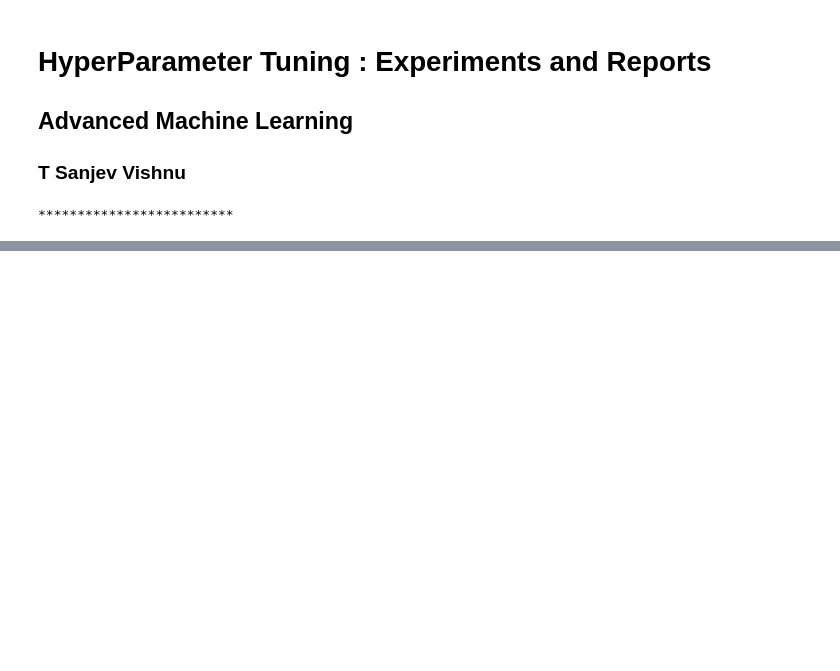
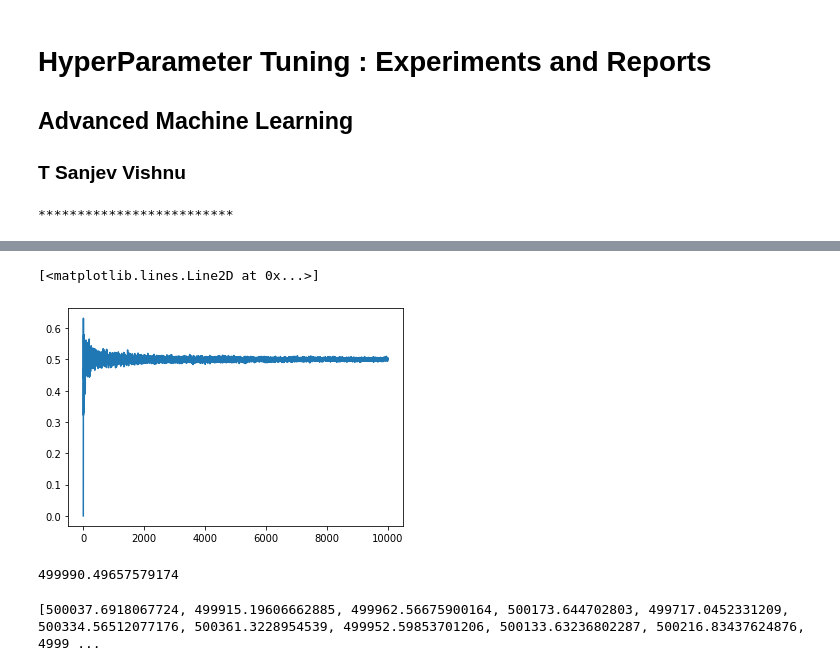
Before and after one commit to VishnuSanjevThulasiraman/Biomedical-Image-Segmentation, a Jupyter notebook: Assignment1_EE782 (1).ipynb, the cells around one changed output, grey strips where cells are left out. Saved outputs shown, nothing was run; the diff lists cells and outputs as text; code cells hidden in the pictures; blank space fills up the shorter version.

```diff
--- a/Assignment1_EE782 (1).ipynb
+++ b/Assignment1_EE782 (1).ipynb
@@ -445,0 +331,15 @@ Epoch 15/15
+# %%
+y3 = []
+for j in range(1,10000):
+    s = 0
+
+    for i in range(1,j):
+        n = random.uniform(0,1)
+        s += abs(n)
+
+    y3.append(s/j)
+
+plt.plot(y3)
+# %% [output]
+[<matplotlib.lines.Line2D at 0x...>]
+[figure, added]
@@ -445,0 +358,8 @@ Epoch 15/15
+# %%
+print(sum(y4)/100)
+# %% [output]
+499990.49657579174
+# %%
+print(y4)
+# %% [output]
+[500037.6918067724, 499915.19606662885, 499962.56675900164, 500173.644702803, 499717.0452331209, 500334.56512077176, 500361.3228954539, 499952.59853701206, 500133.63236802287, 500216.83437624876, 4999 ...
```
Also changed, not shown: parts of 16 cells of this notebook, 1 other file.
